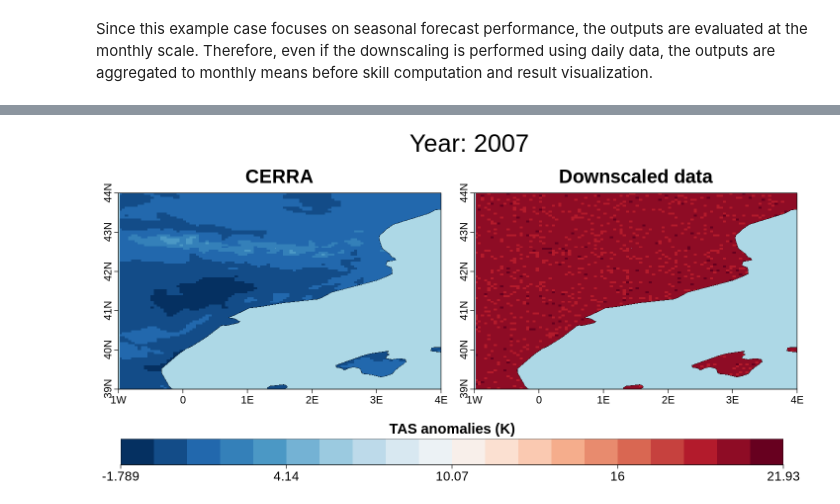
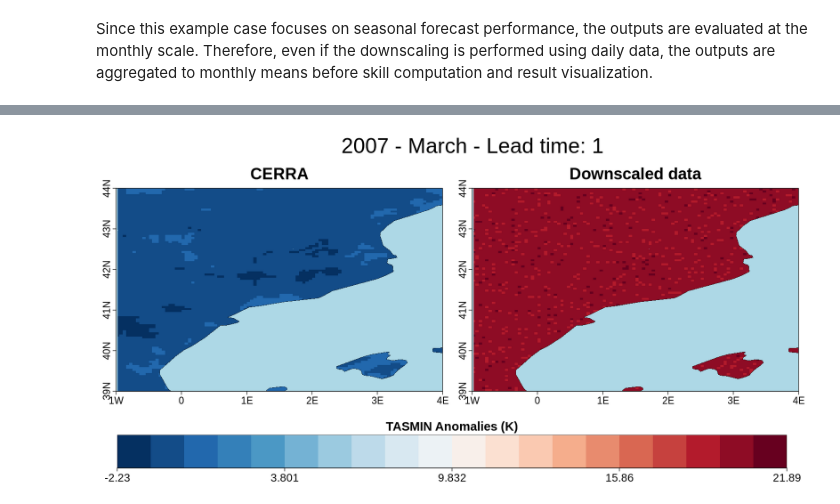
Before and after one commit to impetus4change/T31-ESD-hub, a Jupyter notebook: seasonal/Seasonal_ESD.ipynb, the cells around one changed output, grey strips where cells are left out. Saved outputs shown, nothing was run; the diff lists cells and outputs as text; code cells hidden in the pictures.

```diff
--- a/seasonal/Seasonal_ESD.ipynb
+++ b/seasonal/Seasonal_ESD.ipynb
@@ -90,7 +65,7 @@ Warning message in Sys.setlocale("LC_ALL", "en_GB.UTF-8"):
     * Paris
     * Prague
 # %%
-var <- "tas"
+var <- "tasmin"
 dwn_type <- "analogs"
 freq <- "daily"
 int_method <- NULL
@@ -98,15 +73,14 @@ bc_method <- NULL
 lr_method <- NULL
 log_reg_method <- NULL
 nanalogs <- 1
-target_month <- 1
-lt <- 0
+target_month <- 3
+lt <- 1
 demon <- "Catalonia"
 # %% [markdown]
 ## Data Loading
 Before loading the model and reference data, the recipe file should be imported. The recipe is a configuration file through which datasets, forecast horizon, time period, downscaling methods and skill metrics to compute are specified. A base recipe file is already prepared. The required parts are edited based on the user inputs provided above:
 # %%
-freq_recipe <- freq
-if (tolower(freq) == "daily" & !(var == "tasmin" | var == "tasmax")) {
+if (tolower(freq) == "daily") {
   freq_recipe <- "daily_mean"
 }
 if (tolower(freq) == "monthly") {
@@ -299,6 +274,8 @@ INFO  [2026-01-20 16:59:11] ##### SKILL METRIC COMPUTATION COMPLETE #####
 # %%
 options(repr.plot.width = 10, repr.plot.height = 10)  # inch
 s2dv::PlotLayout(fun = PlotEquiMap,
+                 toptitle = paste0(month.name[target_month],  " - Lead time: ", lt),
+                 title_margin_scale = .4,
                  plot_dims = c('latitude', 'longitude'),
                  var = list(skill_values$bss10, skill_values$bss90, skill_values$rpss, skill_values$enscorr),
                  lat = downscaled_data$hcst$coords$lat,
@@ -310,6 +287,6 @@ s2dv::PlotLayout(fun = PlotEquiMap,
                  titles = c('BSS10', 'BSS90', 'RPSS', "EnsCorr"),
                  units = "Skill score",
                  boxlwd = 2, nrow = 2,
-                 bar_label_scale = 1.75, units_scale = 1.75, bar_scale = 1, subplot_titles_scale = 1.35, axes_label_scale = 1.35
+                 bar_label_scale = 1.75, units_scale = 1.75, bar_scale = 1, subplot_titles_scale = 1.35, axes_label_scale = 1.35, title_scale = .75
 )
 # %% [output]
@@ -319,24 +296,25 @@ downscaled_data$hcst$
 # %%
 year <- 2007 # Year to be plotted
 obs <- ClimProjDiags::Subset(downscaled_data$obs$data, along = "syear", indices = year - 1993 + 1, drop = "non-selected") # 1993 is the starting year of the analysis
 downscaled <- ClimProjDiags::Subset(downscaled_data$hcst$data, along = "syear", indices = year - 1993 + 1, drop = "non-selected") # 1993 is the starting year of the analysis
 downscaled <- CSIndicators::PeriodMean(downscaled,
                                        time_dim = "ensemble", na.rm = TRUE) # ensemble mean of the downscaled data for the selected year
 
-options(repr.plot.width = 12, repr.plot.height = 6)  # inch
+#plot
+options(repr.plot.width = 14, repr.plot.height = 7)  # inch
 s2dv::PlotLayout(PlotEquiMap,
                  plot_dims = c('latitude', 'longitude'),
                  var = list(obs, downscaled),
                  lat = downscaled_data$hcst$coords$lat,
                  lon = downscaled_data$hcst$coords$lon,
                  filled.continents = FALSE,
                  filled.ocean = TRUE,
                  intylat = 1, intxlon = 1,
                  titles = c("CERRA", "Downscaled data"),
-                 toptitle = paste0("Year: ", year),
-                 units = paste0(toupper(var), " anomalies (", downscaled_data$hcst$attrs$Variable$metadata$tas$units, ")"),
+                 toptitle = paste0(year, " - ", month.name[target_month],  " - Lead time: ", lt),
+                 units = paste0(toupper(var), " Anomalies (", downscaled_data$hcst$attrs$Variable$metadata[[var]]$units, ")"),
                  ncol = 2,
-                 bar_label_scale = 1.45, units_scale = 1.45, bar_scale = 1.5, subplot_titles_scale = 1.45, axes_label_scale = 1.25
+                 bar_label_scale = 1.45, units_scale = 1.45, bar_scale = 1.5, subplot_titles_scale = 1.45, axes_label_scale = 1.35
                 )
 # %% [output]
-[figure, old version]
+[figure, new version]
```
Also changed, not shown: parts of 17 cells of this notebook.
